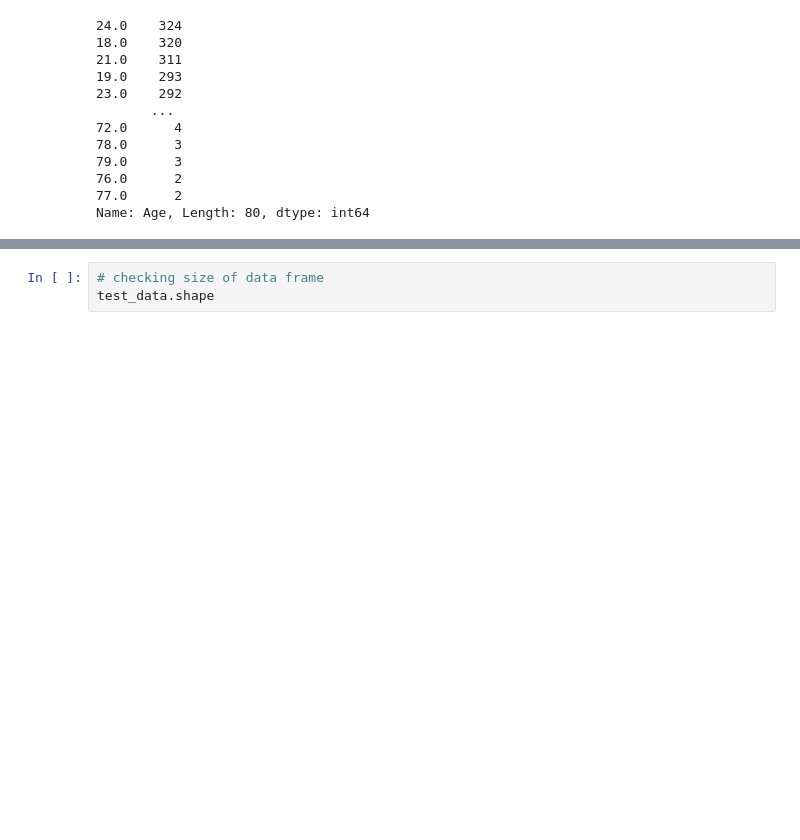
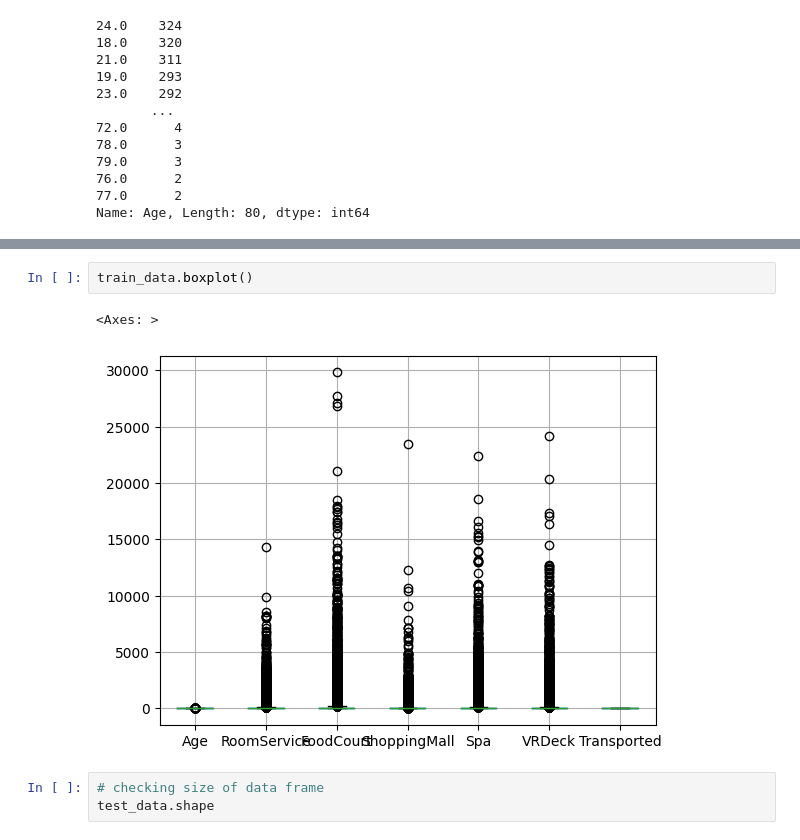
Before and after one commit to 7PAM2015-0105-2023-Team1/kaggle_challenge_team_1, a Jupyter notebook: Kaggle_Challenge_Team_1.ipynb, the cells around one changed output, grey strips where cells are left out. Saved outputs shown, nothing was run; the diff lists cells and outputs as text; blank space fills up the shorter version.

```diff
--- a/Kaggle_Challenge_Team_1.ipynb
+++ b/Kaggle_Challenge_Team_1.ipynb
@@ -192,3 +210,8 @@ Name: Age, Length: 80, dtype: int64
+# %%
+train_data.boxplot()
+# %% [output]
+<Axes: >
+[figure, added]
 # %%
 # checking size of data frame
 test_data.shape
```
Also changed, not shown: parts of 1 cell of this notebook.
